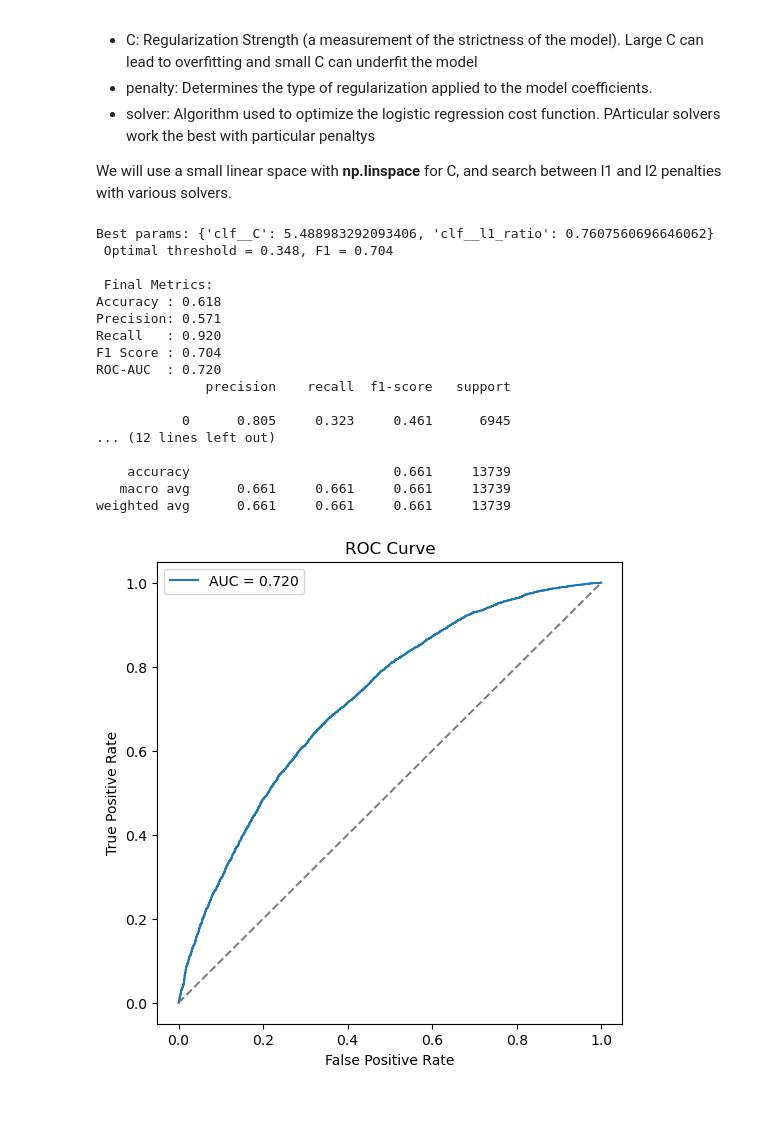
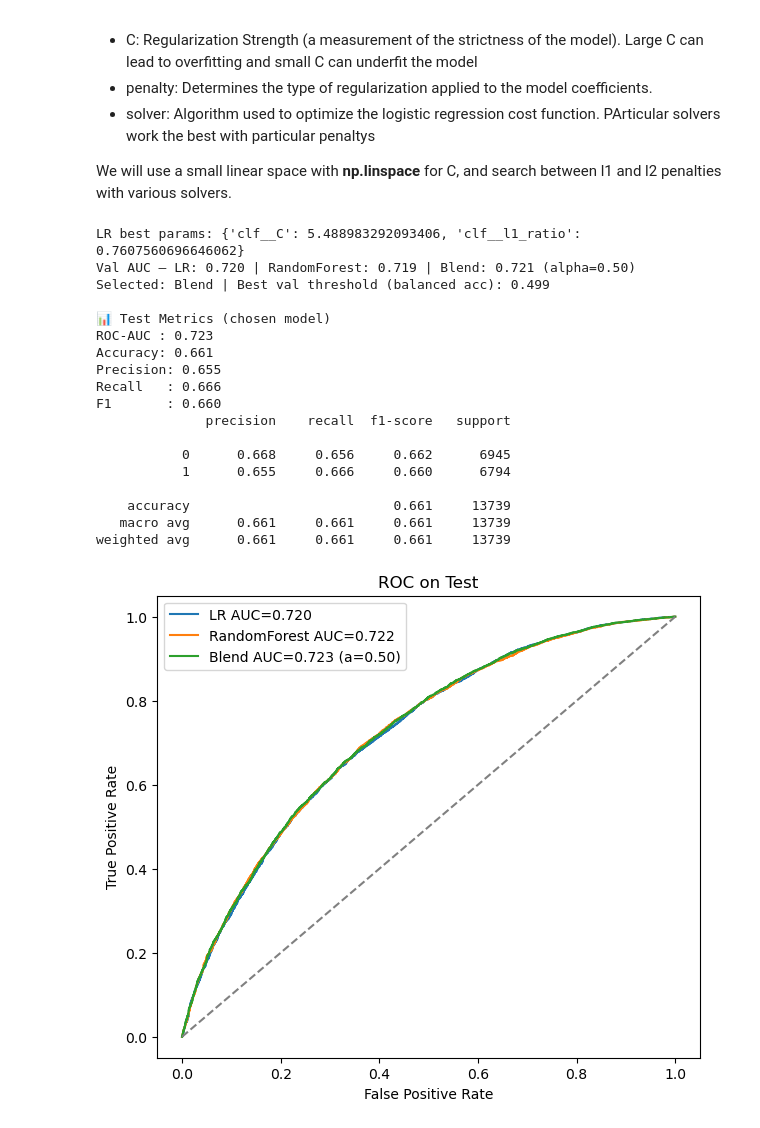
Before and after one commit to ebavarsad/ebavarsad, a Jupyter notebook: kaggle/cardiovascular_disease_research.ipynb, the cells around one changed output. Drawn from its saved outputs; the diff is of its cells as text; code cells hidden in the pictures.

Commit message:
increased roc-auc by 0.03 with blended model

```diff
--- a/kaggle/cardiovascular_disease_research.ipynb
+++ b/kaggle/cardiovascular_disease_research.ipynb
@@ -582,48 +582,50 @@ def run_lr_lgbm_blend(df, features, random_state=21, n_iter=16, cv=3):
     ConfusionMatrixDisplay.from_predictions(y_test, y_pred,
         display_labels=['No CVD','CVD'], cmap='Blues')
     plt.title(f'Confusion Matrix — {choice} (thr={t_best:.2f})'); plt.show()
 
     return {
         'choice': choice,
         'alpha': float(a_best),
         'lr_model': lr_best,
         'tree_model': tree,
         'scaler': scaler,
         'threshold': float(t_best),
         'val_auc': {'LR': float(auc_lr_val), tree_name: float(auc_tree_val), 'Blend': float(auc_blend_val)},
         'test_auc': float(test_auc)
     }
 
 
 logreg_df = logreg_prep(clean_heart_df)
 features = ['Age','Cholesterol','Glucose','Chol_log','Gluc_log','Smoker','Inactive',
-#             'Alcohol Drinker','BMI','Age2','BMI2','High_BP','AgeXBP','BMIGluc',
-#             'Glucose2','Cholesterol2','LogOddsAge']
-# results = run_lr_lgbm_blend(logreg_df, features)
+             'Alcohol Drinker','BMI','Age2','BMI2','High_BP','AgeXBP','BMIGluc',
+             'Glucose2','Cholesterol2','LogOddsAge']
+
+results = run_lr_lgbm_blend(logreg_df, features)
 # results
-logreg_df = logreg_prep(clean_heart_df)
+#logreg_df = logreg_prep(clean_heart_df)
 
 
-columns = ['Age', 'Cholesterol', 'Glucose', 'Chol_log', 'Gluc_log', 'Smoker', 'Inactive', 'Alcohol Drinker',
-        'BMI', 'Age2', 'BMI2', 'High_BP', 'AgeXBP', 'BMIGluc', 'Glucose2', 'Cholesterol2', 'LogOddsAge']
+#columns = ['Age', 'Cholesterol', 'Glucose', 'Chol_log', 'Gluc_log', 'Smoker', 'Inactive', 'Alcohol Drinker',
+#       'BMI', 'Age2', 'BMI2', 'High_BP', 'AgeXBP', 'BMIGluc', 'Glucose2', 'Cholesterol2', 'LogOddsAge']
 
-model, scaler, threshold = run_advanced_logreg(logreg_df, columns)
+#model, scaler, threshold = run_advanced_logreg(logreg_df, columns)
 # %% [output]
-Best params: {'clf__C': 5.488983292093406, 'clf__l1_ratio': 0.7607560696646062}
- Optimal threshold = 0.348, F1 = 0.704
+LR best params: {'clf__C': 5.488983292093406, 'clf__l1_ratio': 0.7607560696646062}
+Val AUC — LR: 0.720 | RandomForest: 0.719 | Blend: 0.721 (alpha=0.50)
+Selected: Blend | Best val threshold (balanced acc): 0.499
 
- Final Metrics:
-Accuracy : 0.618
-Precision: 0.571
-Recall   : 0.920
-F1 Score : 0.704
-ROC-AUC  : 0.720
+📊 Test Metrics (chosen model)
+ROC-AUC : 0.723
+Accuracy: 0.661
+Precision: 0.655
+Recall   : 0.666
+F1       : 0.660
               precision    recall  f1-score   support
 
-           0      0.805     0.323     0.461      6945
-... (12 lines left out)
+           0      0.668     0.656     0.662      6945
+           1      0.655     0.666     0.660      6794
 
     accuracy                          0.661     13739
    macro avg      0.661     0.661     0.661     13739
 weighted avg      0.661     0.661     0.661     13739
-[figure, old version]
+[figure, new version]
```
Also changed, not shown: parts of 1 cell of this notebook.
